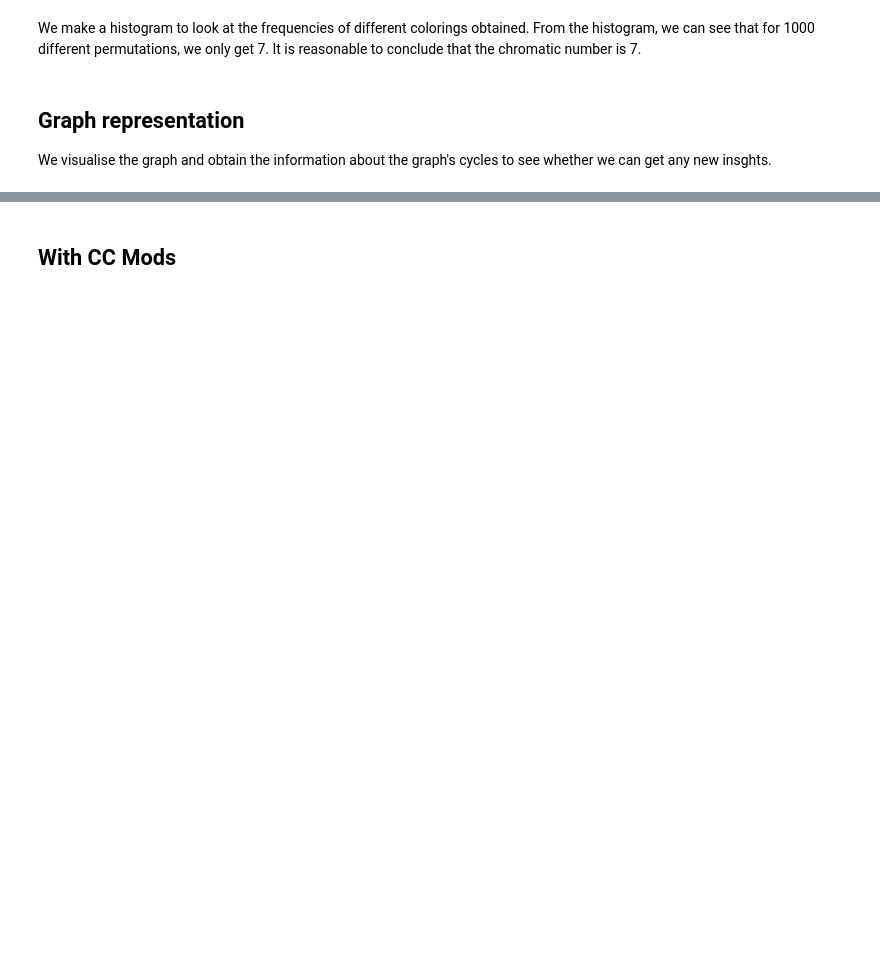
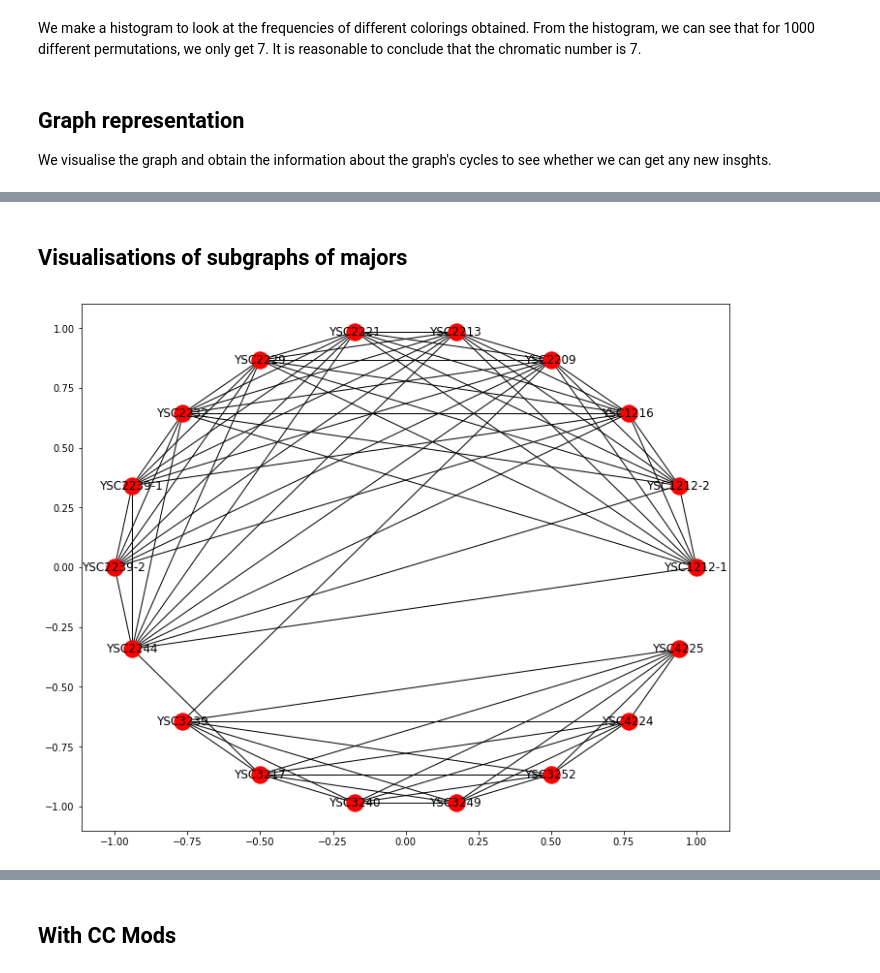
Before and after one commit to yanhua-wang/colouring, a Jupyter notebook: greedy_algorithm_final.ipynb, the cells around one changed output, grey strips where cells are left out. Saved outputs shown, nothing was run; the diff lists cells and outputs as text; code cells hidden in the pictures; blank space fills up the shorter version.

Commit message:
visualisation of subgraphs

```diff
--- a/greedy_algorithm_final.ipynb
+++ b/greedy_algorithm_final.ipynb
@@ -280,2 +280,24 @@ The number of cycles is 122
  The longest cycle is 3
  The shortest cycle is 3
+# %% [markdown]
+## Visualisations of subgraphs of majors
+# %%
+keys_mcs = []
+
+for i in range(0, len(data.index)):
+    if (data["Major"][i] == "MCS"):
+        keys_mcs.append(data["Module Code"][i])
+
+edges_mcs = []
+
+for i in keys_mcs:
+    for j in dic[i]:
+        edges_mcs.append((i,j))
+
+G = nx.Graph()
+G.add_edges_from(edges_mcs)
+pos = nx.circular_layout(G)
+plt.figure(figsize =(12, 10))
+nx.draw_networkx(G, pos, with_label = False)
+# %% [output]
+[figure, added]
```
Also changed, not shown: parts of 6 cells of this notebook, 1 other file.
